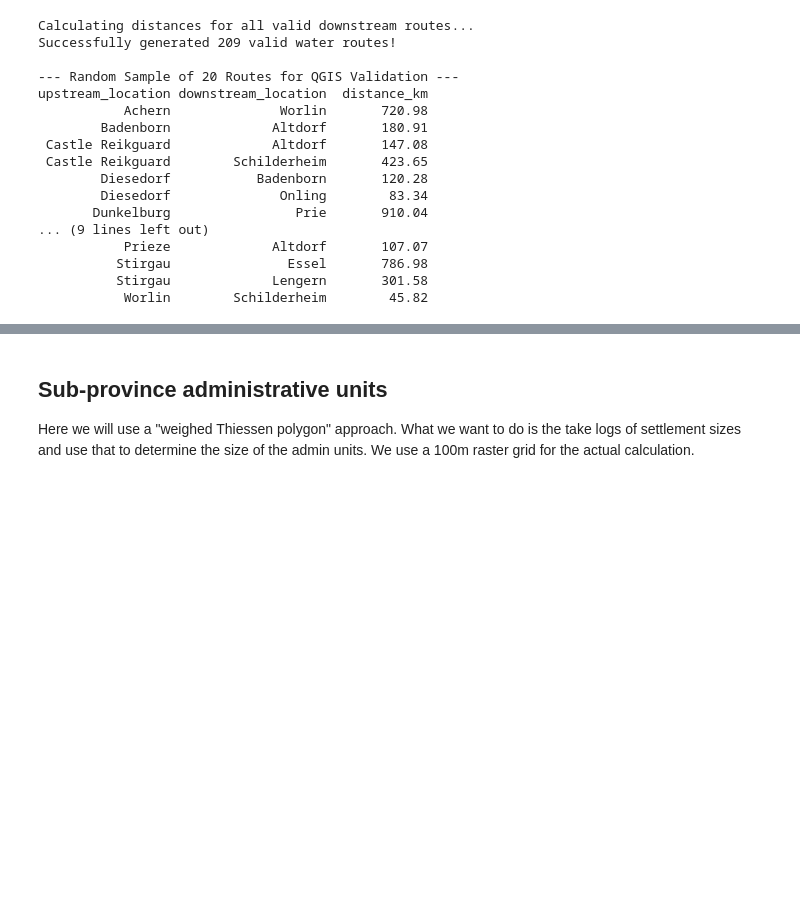
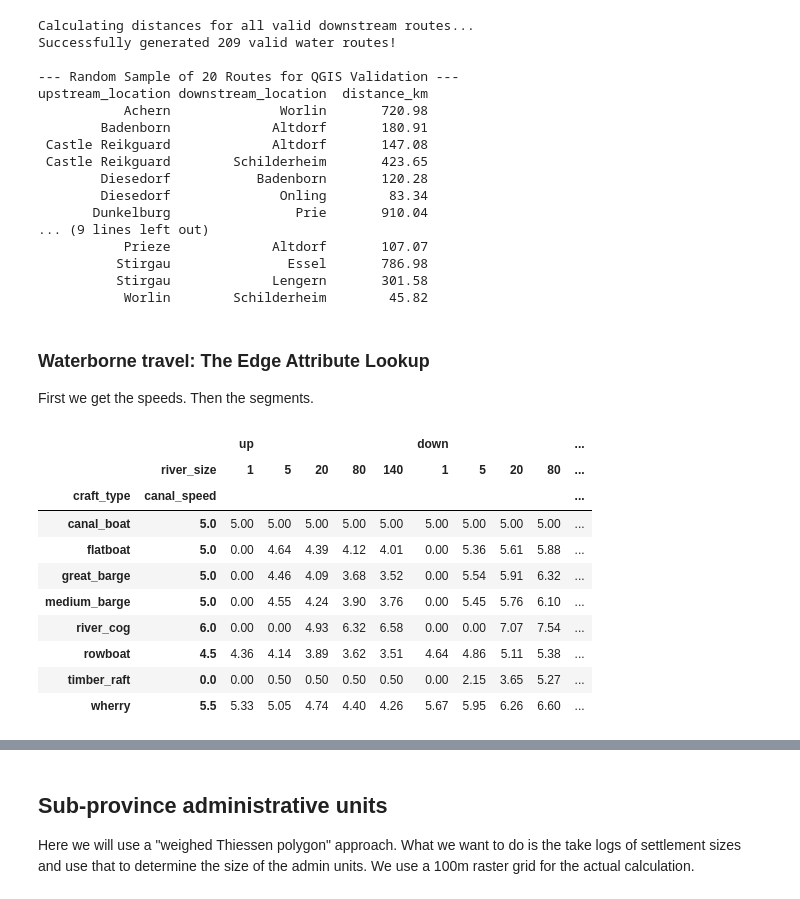
Before and after one commit to pete-jacobsson/enemy_rebuilt, a Jupyter notebook: reikland_basics.ipynb, the cells around one changed output, grey strips where cells are left out. Cells and saved outputs as stored; diff of their text form; code cells hidden in the pictures; blank space fills up the shorter version.

```diff
--- a/reikland_basics.ipynb
+++ b/reikland_basics.ipynb
@@ -510,3 +492,83 @@ upstream_location downstream_location  distance_km
           Stirgau               Essel       786.98
           Stirgau             Lengern       301.58
            Worlin        Schilderheim        45.82
+# %% [markdown]
+### Waterborne travel: The Edge Attribute Lookup
+First we get the speeds.
+Then the segments.
+# %%
+### Speed calcs
+
+import pandas as pd
+import numpy as np
+
+# v_base: The "Human/Animal/Sail" effort in neutral water.
+# k: The drag coefficient (how much the current fights/helps you).
+# min_size: Minimum depth/width.
+craft_physics = {
+    'rowboat':      {'v_base': 4.5, 'k': 0.2, 'min_size': 0},
+    'wherry':       {'v_base': 5.5, 'k': 0.25, 'min_size': 1},
+    'flatboat':     {'v_base': 5.0, 'k': 0.2, 'min_size': 2},
+    'medium_barge': {'v_base': 5.0, 'k': 0.25, 'min_size': 3}, # Towed/Sailed
+    'great_barge':  {'v_base': 5.0, 'k': 0.3, 'min_size': 5}, # Heavy Towing
+    'river_cog':    {'v_base': 6.0, 'k': 0.35, 'min_size': 10},
+    'timber_raft':  {'v_base': 0.0, 'k': 1.2, 'min_size': 2},
+    'canal_boat':   {'v_base': 5.0, 'k': 0.0, 'min_size': 0}
+}
+
+def calculate_speed(craft, size, direction='downstream'):
+    stats = craft_physics.get(craft)
+
+    if direction == 'canal':
+        return stats['v_base']
+
+    if size < stats['min_size']:
+        return 0.0
+
+    # Logarithmic modifier
+    modifier = stats['k'] * np.log1p(size)
+
+    # --- THE COG TACKING BONUS ---
+    # As the river gets wider (Size > 40), the Cog gets a bonus to UPSTREAM speed
+    # because it can tack efficiently.
+    tacking_bonus = 0
+    if craft == 'river_cog' and direction == 'upstream' and size > 40:
+        tacking_bonus = 0.5 * np.log1p(size - 40)
+
+    if direction == 'downstream':
+        return stats['v_base'] + modifier
+    elif direction == 'upstream':
+        # We set a "Floor Speed" of 1.2 km/h for barges (Animal Towing)
+        # Rowboats/Wherries have no floor (muscle only)
+        floor = 1.2 if 'barge' in craft else 0.5
+        speed = (stats['v_base'] - modifier) + tacking_bonus
+        return max(floor, speed)
+
+    return 0.0
+
+# [Reprinting the table logic...]
+test_sizes = [1, 5, 20, 80, 140]
+table_data = []
+for craft in craft_physics.keys():
+    c_speed = calculate_speed(craft, 0, 'canal')
+    for s in test_sizes:
+        table_data.append({
+            'craft_type': craft, 'canal_speed': c_speed, 'river_size': s,
+            'up': round(calculate_speed(craft, s, 'upstream'), 2),
+            'down': round(calculate_speed(craft, s, 'downstream'), 2)
+        })
+
+df = pd.DataFrame(table_data)
+display(df.pivot(index=['craft_type', 'canal_speed'], columns='river_size', values=['up', 'down']))
+# %% [output]
+|  |  | up |  |  |  |  | down |  |  |  | ... |
+|  | river_size | 1 | 5 | 20 | 80 | 140 | 1 | 5 | 20 | 80 | ... |
+| craft_type | canal_speed |  |  |  |  |  |  |  |  |  | ... |
+| canal_boat | 5.0 | 5.00 | 5.00 | 5.00 | 5.00 | 5.00 | 5.00 | 5.00 | 5.00 | 5.00 | ... |
+| flatboat | 5.0 | 0.00 | 4.64 | 4.39 | 4.12 | 4.01 | 0.00 | 5.36 | 5.61 | 5.88 | ... |
+| great_barge | 5.0 | 0.00 | 4.46 | 4.09 | 3.68 | 3.52 | 0.00 | 5.54 | 5.91 | 6.32 | ... |
+| medium_barge | 5.0 | 0.00 | 4.55 | 4.24 | 3.90 | 3.76 | 0.00 | 5.45 | 5.76 | 6.10 | ... |
+| river_cog | 6.0 | 0.00 | 0.00 | 4.93 | 6.32 | 6.58 | 0.00 | 0.00 | 7.07 | 7.54 | ... |
+| rowboat | 4.5 | 4.36 | 4.14 | 3.89 | 3.62 | 3.51 | 4.64 | 4.86 | 5.11 | 5.38 | ... |
+| timber_raft | 0.0 | 0.00 | 0.50 | 0.50 | 0.50 | 0.50 | 0.00 | 2.15 | 3.65 | 5.27 | ... |
+| wherry | 5.5 | 5.33 | 5.05 | 4.74 | 4.40 | 4.26 | 5.67 | 5.95 | 6.26 | 6.60 | ... |
```
Also changed, not shown: parts of 6 cells of this notebook.
